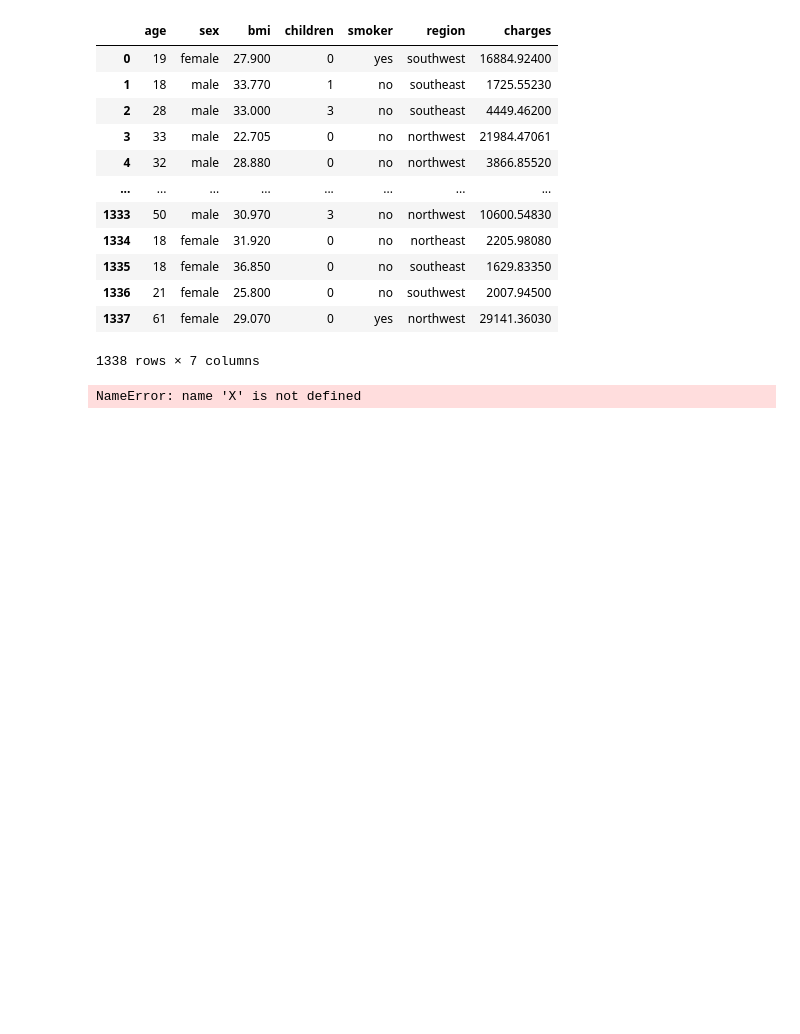
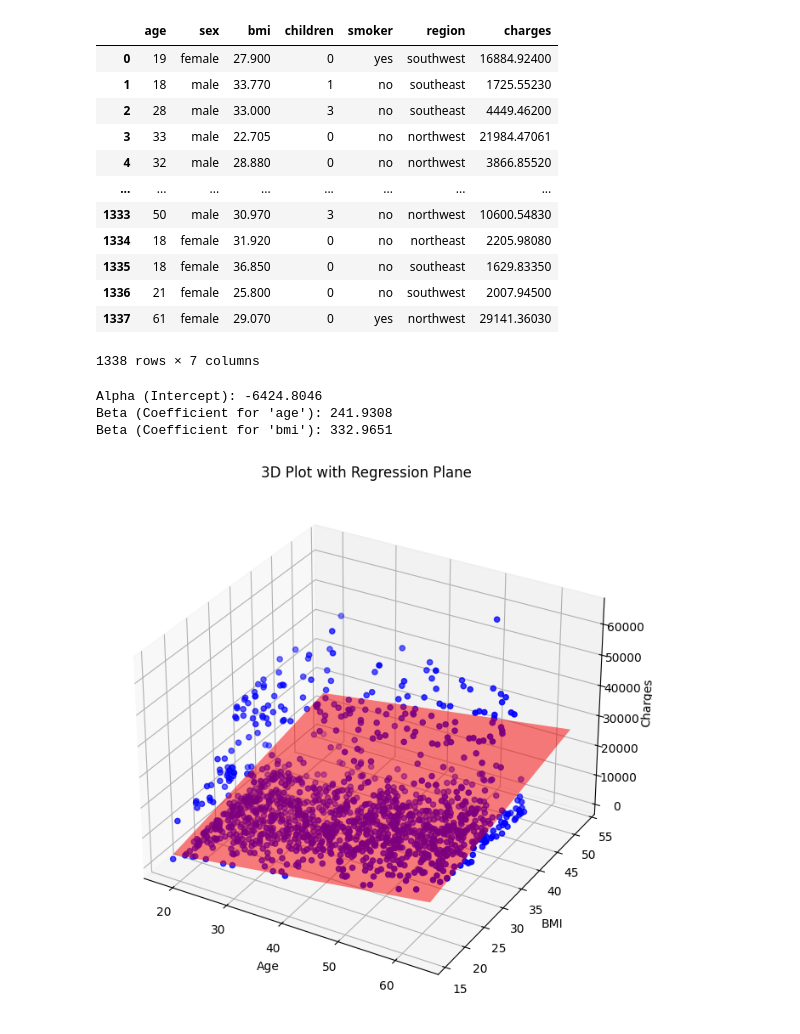
Before and after one commit to biswajit-github-2022/RKMVERI_3RD, a Jupyter notebook: class/Econometry_and_Finance/Econometrics/project/analysis.ipynb, the cells around one changed output. Saved outputs shown, nothing was run; the diff lists cells and outputs as text; code cells hidden in the pictures; blank space fills up the shorter version.

```diff
--- a/class/Econometry_and_Finance/Econometrics/project/analysis.ipynb
+++ b/class/Econometry_and_Finance/Econometrics/project/analysis.ipynb
@@ -36,4 +36,50 @@ y = df['charges']
-# %%
-X
-# %% [output]
-NameError: name 'X' is not defined
+# %%
+# Add a column of ones to X for the intercept term
+X = np.column_stack((np.ones(X.shape[0]), X))
+
+# OLS formula: beta_hat = (X.T * X)^-1 * X.T * y
+X_transpose = X.T
+beta_hat = np.linalg.inv(X_transpose @ X) @ (X_transpose @ y)
+
+# Extract alpha_hat (intercept) and other coefficients
+alpha_hat = beta_hat[0]  # Intercept
+beta_age = beta_hat[1]   # Coefficient for 'age'
+beta_bmi = beta_hat[2]   # Coefficient for 'bmi'
+
+# Display results
+print(f"Alpha (Intercept): {alpha_hat:.4f}")
+print(f"Beta (Coefficient for 'age'): {beta_age:.4f}")
+print(f"Beta (Coefficient for 'bmi'): {beta_bmi:.4f}")
+# %% [output]
+Alpha (Intercept): -6424.8046
+Beta (Coefficient for 'age'): 241.9308
+Beta (Coefficient for 'bmi'): 332.9651
+# %%
+from mpl_toolkits.mplot3d import Axes3D
+# Create a 3D plot
+fig = plt.figure(figsize=(10, 8))
+ax = fig.add_subplot(111, projection='3d')
+
+# Scatter plot of the original data points
+ax.scatter(df['age'], df['bmi'], df['charges'], color='b', label='Data points')
+
+# Create a grid of values for 'age' and 'bmi' to plot the regression plane
+age_range = np.linspace(df['age'].min(), df['age'].max(), 10)
+bmi_range = np.linspace(df['bmi'].min(), df['bmi'].max(), 10)
+age_grid, bmi_grid = np.meshgrid(age_range, bmi_range)
+
+# Calculate the charges (y-values) from the plane equation
+charges_grid = alpha_hat + beta_age * age_grid + beta_bmi * bmi_grid
+
+# Plot the regression plane
+ax.plot_surface(age_grid, bmi_grid, charges_grid, alpha=0.5, rstride=100, cstride=100, color='r', label='Regression plane')
+
+# Labels and title
+ax.set_xlabel('Age')
+ax.set_ylabel('BMI')
+ax.set_zlabel('Charges')
+ax.set_title('3D Plot with Regression Plane')
+
+plt.show()
+# %% [output]
+[figure, added]
```
Also changed, not shown: parts of 6 cells of this notebook.
